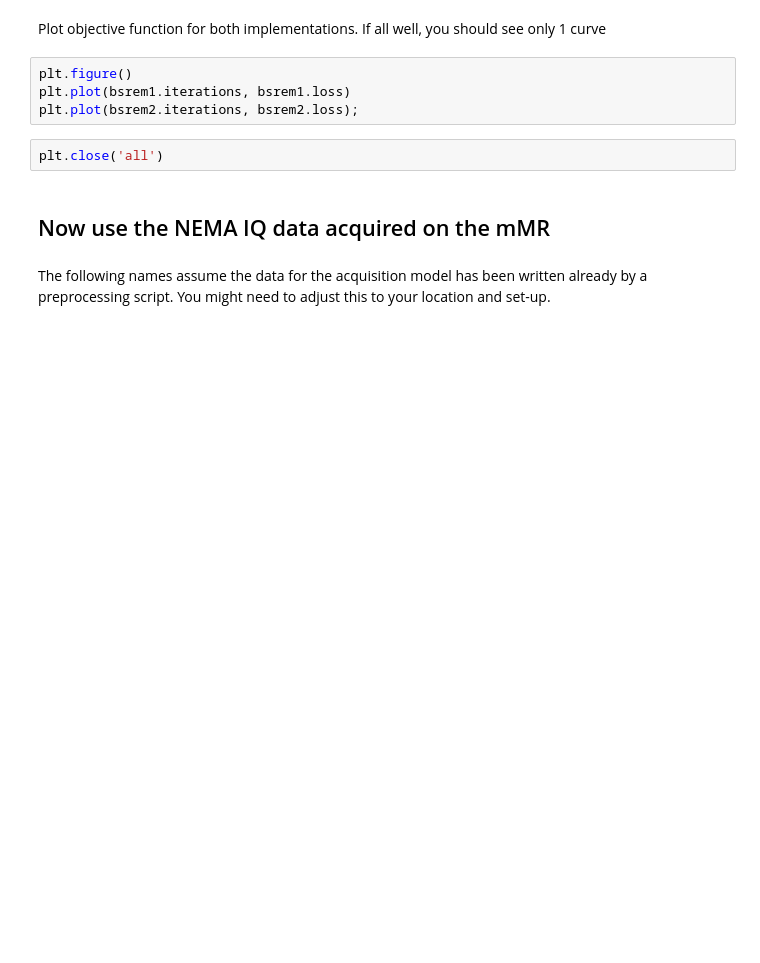
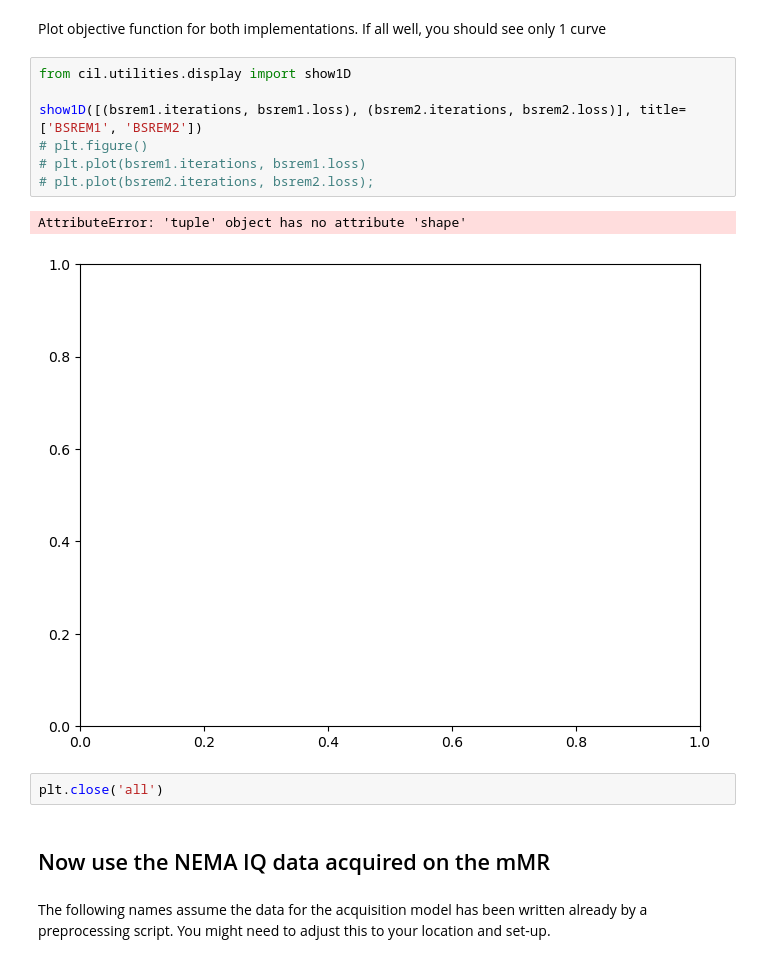
Before and after one commit to SyneRBI/SIRF-Contribs, a Jupyter notebook: src/notebooks/BSREM_illustration.ipynb, the cells around one changed output. Cells and saved outputs as stored; diff of their text form; blank space fills up the shorter version.

```diff
--- a/src/notebooks/BSREM_illustration.ipynb
+++ b/src/notebooks/BSREM_illustration.ipynb
@@ -174,9 +190,15 @@ plot_2d_image([1,2,2], (tmp1-tmp2).as_array()[im_slice,:,:], 'diff',[-cmax/100,
 # %% [markdown]
 Plot objective function for both implementations. If all well, you should see only 1 curve
 # %%
-plt.figure()
-plt.plot(bsrem1.iterations, bsrem1.loss)
-plt.plot(bsrem2.iterations, bsrem2.loss);
+from cil.utilities.display import show1D
+
+show1D([(bsrem1.iterations, bsrem1.loss), (bsrem2.iterations, bsrem2.loss)], title=['BSREM1', 'BSREM2'])
+# plt.figure()
+# plt.plot(bsrem1.iterations, bsrem1.loss)
+# plt.plot(bsrem2.iterations, bsrem2.loss);
+# %% [output]
+AttributeError: 'tuple' object has no attribute 'shape'
+[figure, added]
 # %%
 plt.close('all')
 # %% [markdown]
```
Also changed, not shown: parts of 9 cells of this notebook.
